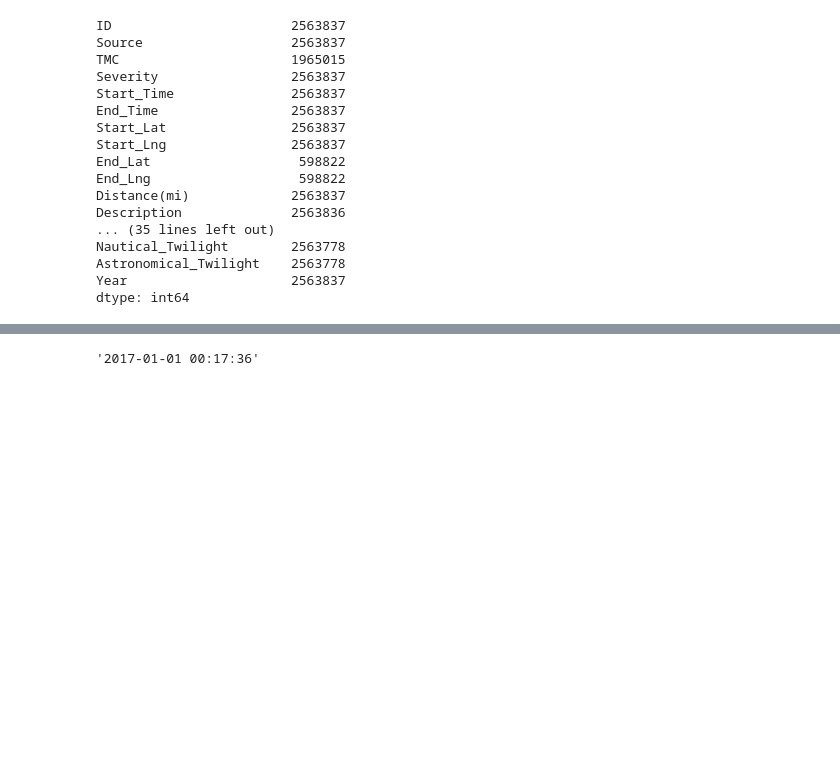
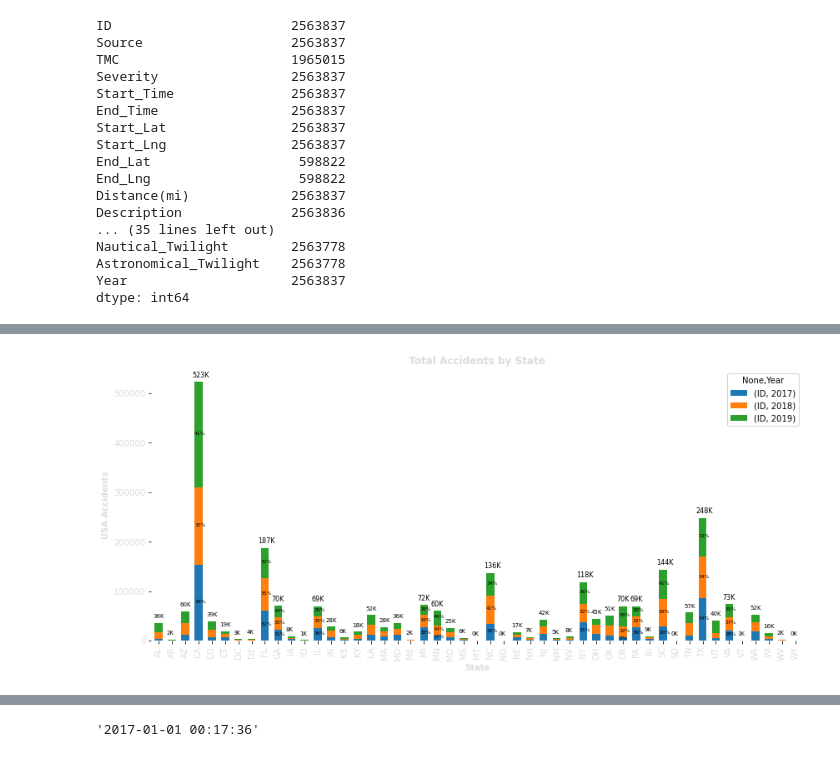
Before and after one commit to ykrasnikov/US-Traffic-Accidents, a Jupyter notebook: CODE_data_cleanup/YK_US_Data_traffic_analysis.ipynb, the cells around one changed output, grey strips where cells are left out. Saved outputs shown, nothing was run; the diff lists cells and outputs as text; code cells hidden in the pictures; blank space fills up the shorter version.

```diff
--- a/CODE_data_cleanup/YK_Data_traffic_analysis.ipynb
+++ b/CODE_data_cleanup/YK_US_Data_traffic_analysis.ipynb
@@ -94,0 +93,3 @@ Index(['ID', 'Source', 'TMC', 'Severity', 'Start_Time', 'End_Time',
+# %%
+state_df=traffic_df.groupby(['State','Year']).agg({'ID':'count'}).unstack('Year') # unstacking so we can plot easily
+state_df
@@ -94,0 +116,39 @@ Index(['ID', 'Source', 'TMC', 'Severity', 'Start_Time', 'End_Time',
+# %%
+# setting up bar plot
+fig_size = plt.rcParams["figure.figsize"]
+fig_size[0] = 14
+fig_size[1] = 6
+
+plot_ser=state_df # data for plot
+# plot
+plot1=plot_ser.plot.bar(rot=90,width=0.6, stacked=True)
+
+plot1.spines["top"].set_visible(False)
+plot1.spines["bottom"].set_visible(False)
+plot1.spines["right"].set_visible(False)
+plot1.spines["left"].set_visible(False)
+color_t='gainsboro'
+plt.xlabel('State', fontweight="bold", color=color_t)
+plt.ylabel('USA Accidents',fontweight='bold', color=color_t)
+plt.title("Total Accidents by State", fontweight="bold", color=color_t)
+plt.yticks(color=color_t,fontsize=10)
+plt.xticks(color=color_t,fontsize=10)
+# loop to anotate values on the plot
+c=0
+for i, r in plot_ser.iterrows():
+    d1=r[0]
+    d2=r[1]
+    d3=r[2]
+    d=d1+d2+d3
+    if d>60000:
+        plt.text(c-.3, y =d1/2 , s=f"{(d1/d*100):.0f}%" , fontdict=dict(fontsize=6))
+        plt.text(c-.3, y =d1+d2/2 , s=f"{(d2/d*100):.0f}%" , fontdict=dict(fontsize=6))
+        plt.text(c-.3, y =d3/2+d1+d2 , s=f"{(d3/d*100):.0f}%" , fontdict=dict(fontsize=6))
+        plt.text(c-.5, y =d3+d1+d2+10000 , s=f"{d/1000:.0f}K" , fontdict=dict(fontsize=8))
+    else:
+        plt.text(c-.4, y =d3+d1+d2+10000 , s=f"{d/1000:.0f}K" , fontdict=dict(fontsize=7))
+    c+=1
+# Save chart as PNG
+plt.savefig('../Analysis/output/YK_US_accidents_States_bar.png', facecolor='dimgray')
+# %% [output]
+[figure, added]
```
Also changed, not shown: parts of 13 cells of this notebook, 29 other files.
